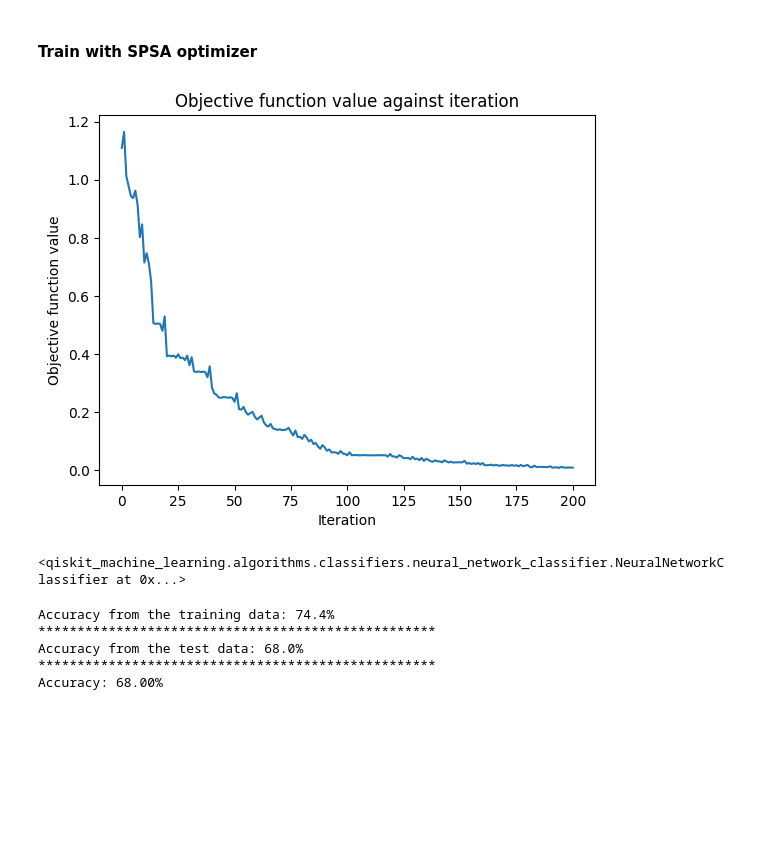
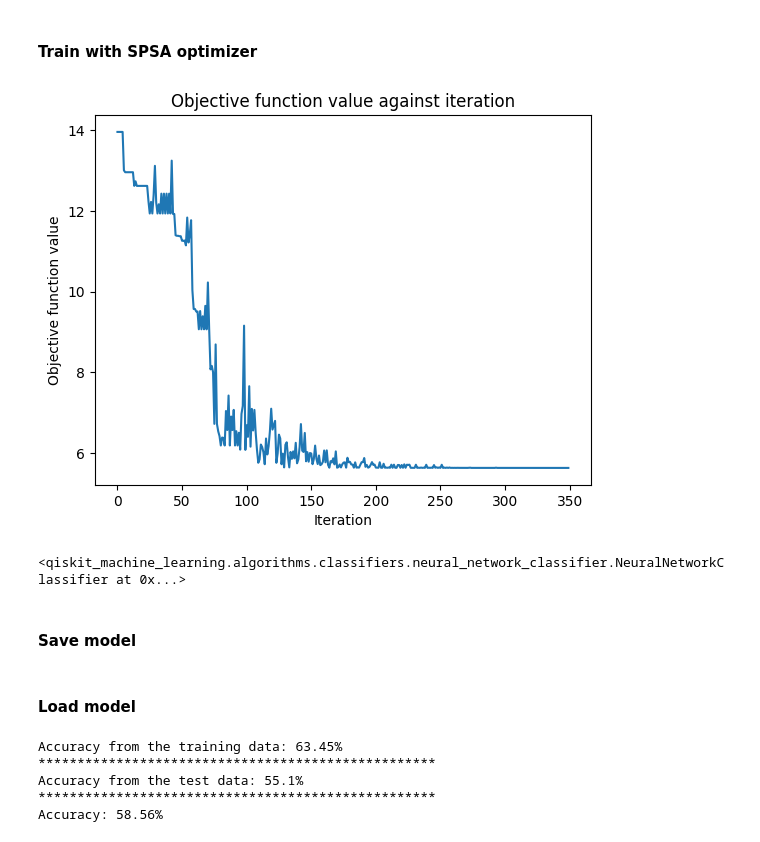
Before and after one commit to ketayon/PNEUMONIA_DETECTION, a Jupyter notebook: piqture_pneumonia_detection.ipynb, the cells around one changed output. Saved outputs shown, nothing was run; the diff lists cells and outputs as text; code cells hidden in the pictures; blank space fills up the shorter version.

```diff
--- a/piqture_pneumonia_detection.ipynb
+++ b/piqture_pneumonia_detection.ipynb
@@ -100,3 +188,25 @@ X_train, X_test, y_train, y_test = train_test_split(data, labels, test_size=0.2,
+# %%
+num_samples = 250
+num_samples_test = 50
+
+norm_ratio = 1341 / (1341 + 3875)
+pneu_ratio = 3875 / (1341 + 3875)
+
+num_samples_norm = int(num_samples * norm_ratio)
+num_samples_pneu = int(num_samples * pneu_ratio)
+
+num_samples_norm_test = int(num_samples_test * norm_ratio)
+num_samples_pneu_test = int(num_samples_test * pneu_ratio)
+# %%
+train_data_norm, train_labels_norm = load_and_limit_data(train_path_norm, 0, num_samples_norm, target_size=img_size)
+train_data_pneu, train_labels_pneu = load_and_limit_data(train_path_pneu, 1, num_samples_pneu, target_size=img_size)
+X_train = np.array(train_data_norm + train_data_pneu)
+y_train = np.array(train_labels_norm + train_labels_pneu)
+
+test_data_norm, test_labels_norm = load_and_limit_data(test_path_norm, 0, num_samples_norm_test, target_size=img_size)
+test_data_pneu, test_labels_pneu = load_and_limit_data(test_path_pneu, 1, num_samples_pneu_test, target_size=img_size)
+X_test = np.asarray(test_data_norm + test_data_pneu)
+y_test = np.asarray(test_labels_norm + test_labels_pneu)
 # %%
-X_train_res = X_train.reshape(-1, 8)
-X_test_res = X_test.reshape(-1, 8)
+X_train_res = X_train.reshape(X_train.shape[0], -1)
+X_test_res = X_test.reshape(X_test.shape[0], -1)
@@ -108,7 +213,10 @@ y_test_min = y_test[:200]
 # %%
 pca = PCA(n_components=8)
-X_train_pca = pca.fit_transform(X_train_min)
+X_train_pca = pca.fit_transform(X_train_res)
 
 X_train_tensor = torch.tensor(X_train_pca, dtype=torch.float32)
-y_train_tensor = torch.tensor(y_train_min, dtype=torch.float32)
+y_train_tensor = torch.tensor(y_train, dtype=torch.float32)
+
+X_train_numpy = X_train_tensor.detach().cpu().numpy()
+y_train_numpy = y_train_tensor.detach().cpu().numpy()
 # %%
@@ -174,12 +285,15 @@ def callback_graph(weights, obj_func_eval):
 # %%
 classifier = NeuralNetworkClassifier(
     neural_network=qnn,
-    optimizer=SPSA(maxiter=100, learning_rate=0.02, perturbation=0.01),
+    # optimizer=SPSA(maxiter=500, learning_rate=0.1, perturbation=0.05),
+    optimizer=COBYLA(maxiter=500),
     loss='cross_entropy',
     callback=callback_graph
 )
 
-classifier.fit(X_train_tensor, y_train_tensor)
+classifier.fit(X_train_numpy, y_train_numpy)
 # %% [output]
-[figure, old version]
+[figure, new version]
 <qiskit_machine_learning.algorithms.classifiers.neural_network_classifier.NeuralNetworkClassifier at 0x...>
+# %% [markdown]
+#### Save model
@@ -185,0 +302,2 @@ classifier.fit(X_train_tensor, y_train_tensor)
+# %% [markdown]
+#### Load model
@@ -186,19 +306,19 @@ classifier.fit(X_train_tensor, y_train_tensor)
 # %%
-train_accuracy = np.round(100 * classifier.score(X_train_tensor, y_train_tensor), 2)
+train_accuracy = np.round(100 * classifier.score(X_train_numpy, y_train_numpy), 2)
 print(f"Accuracy from the training data: {train_accuracy}%")
 print("***************************************************")
-test_accuracy = np.round(100 * classifier.score(X_test_tensor, y_test_tensor), 2)
+test_accuracy = np.round(100 * classifier.score(X_test_numpy, y_test_numpy), 2)
 print(f"Accuracy from the test data: {test_accuracy}%")
-predictions = classifier.predict(X_test_tensor)
+predictions = classifier.predict(X_test_numpy)
 print("***************************************************")
-accuracy = np.mean(predictions == y_test_tensor.numpy())
+accuracy = np.mean(predictions == y_test_numpy)
 print(f"Accuracy: {accuracy * 100:.2f}%")
 # %% [output]
-Accuracy from the training data: 74.4%
+Accuracy from the training data: 63.45%
 ***************************************************
-Accuracy from the test data: 68.0%
+Accuracy from the test data: 55.1%
 ***************************************************
-Accuracy: 68.00%
+Accuracy: 58.56%
 # %%
 import utils.tutorial_magics
 
```
Also changed, not shown: parts of 21 cells of this notebook, 4 other files.
